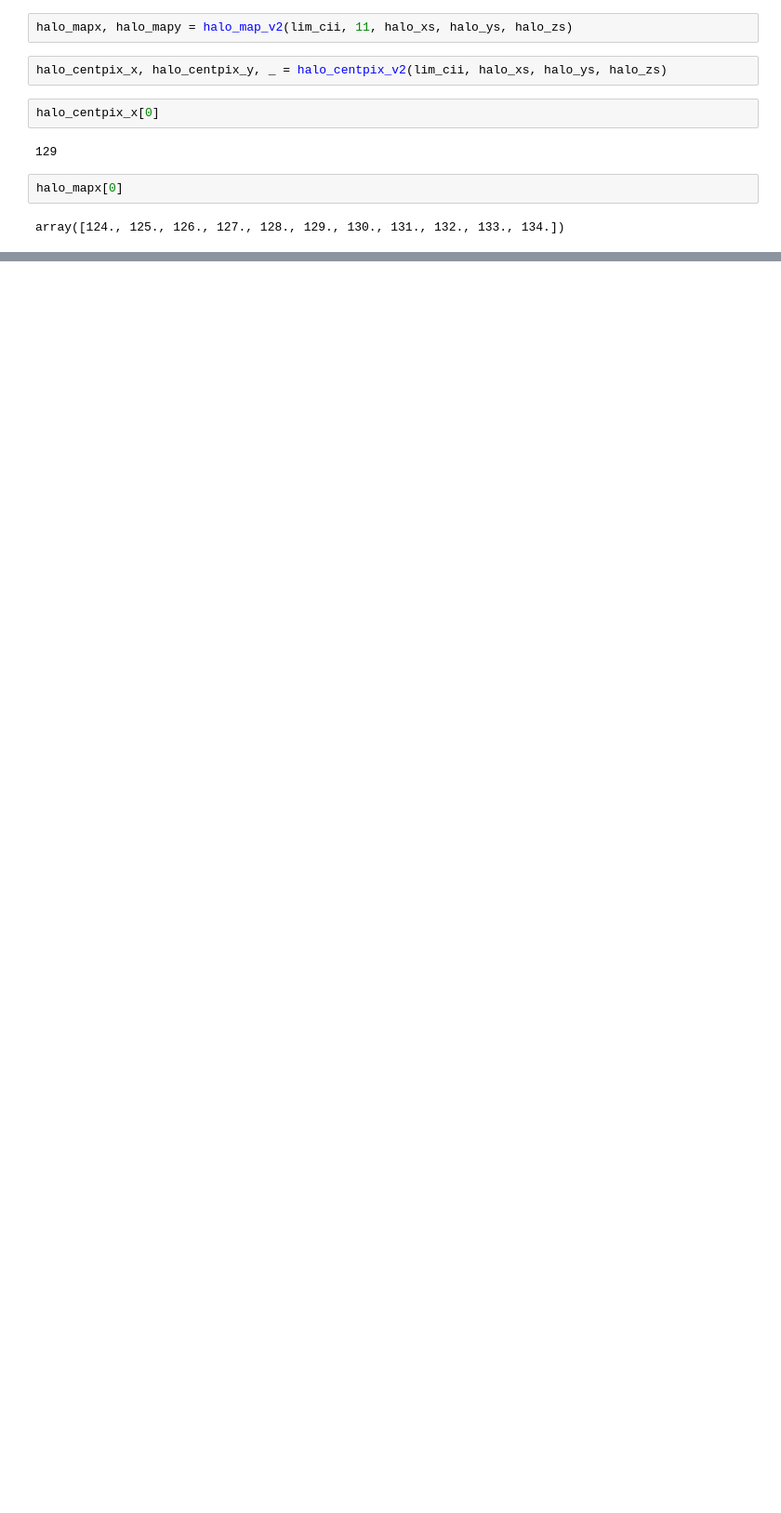
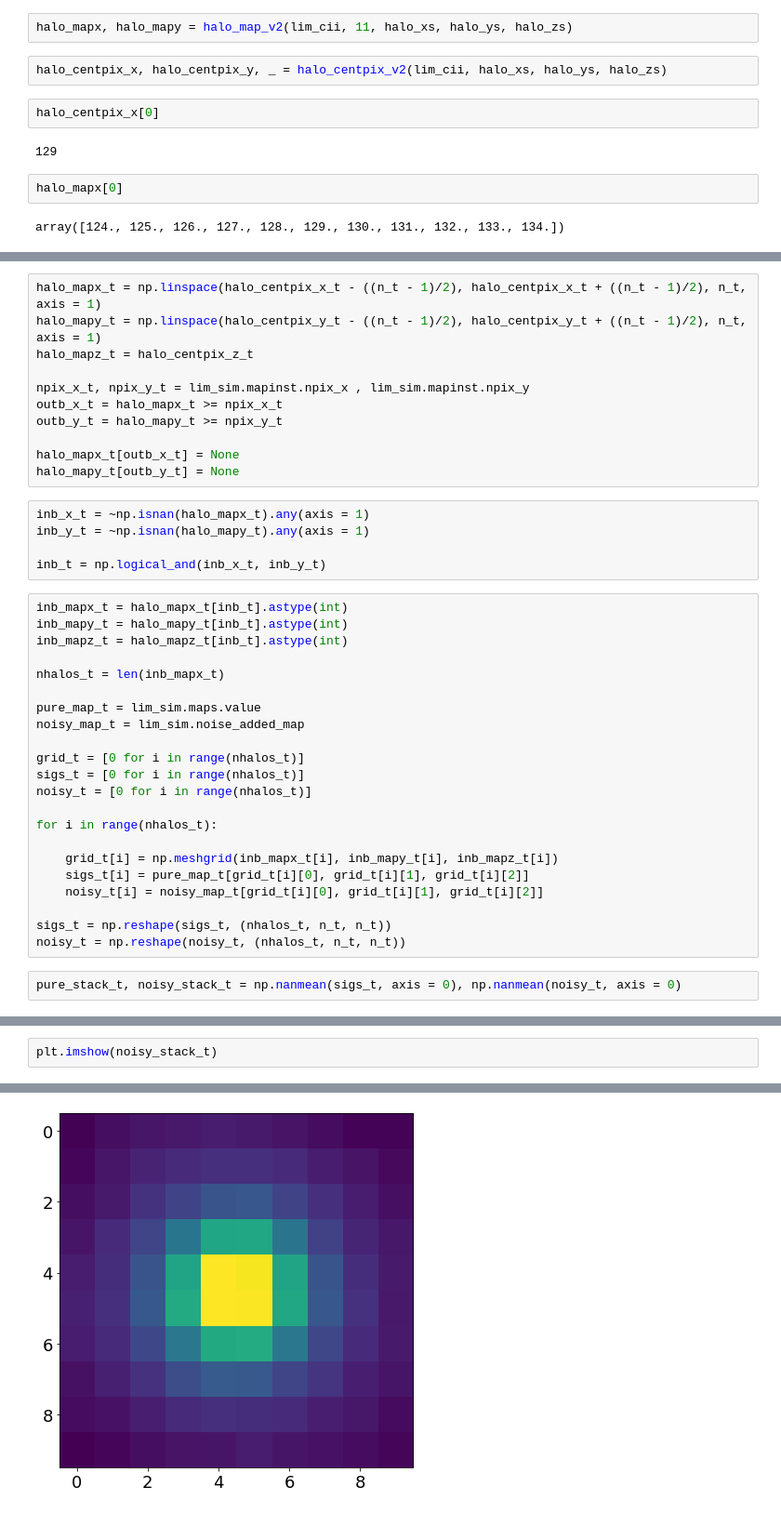
Before and after one commit to PatrickHorlaville/CITA_LIM, a Jupyter notebook: vectorizing_stacks.ipynb, the cells around one changed output, grey strips where cells are left out. Shown at 93% size. Cells and saved outputs as stored; diff of their text form; blank space fills up the shorter version.

```diff
--- a/vectorizing_stacks.ipynb
+++ b/vectorizing_stacks.ipynb
@@ -723,0 +941,40 @@ array([124., 125., 126., 127., 128., 129., 130., 131., 132., 133., 134.])
+# %%
+halo_mapx_t = np.linspace(halo_centpix_x_t - ((n_t - 1)/2), halo_centpix_x_t + ((n_t - 1)/2), n_t, axis = 1)
+halo_mapy_t = np.linspace(halo_centpix_y_t - ((n_t - 1)/2), halo_centpix_y_t + ((n_t - 1)/2), n_t, axis = 1)
+halo_mapz_t = halo_centpix_z_t
+
+npix_x_t, npix_y_t = lim_sim.mapinst.npix_x , lim_sim.mapinst.npix_y
+outb_x_t = halo_mapx_t >= npix_x_t
+outb_y_t = halo_mapy_t >= npix_y_t
+
+halo_mapx_t[outb_x_t] = None
+halo_mapy_t[outb_y_t] = None
+# %%
+inb_x_t = ~np.isnan(halo_mapx_t).any(axis = 1)
+inb_y_t = ~np.isnan(halo_mapy_t).any(axis = 1)
+
+inb_t = np.logical_and(inb_x_t, inb_y_t)
+# %%
+inb_mapx_t = halo_mapx_t[inb_t].astype(int)
+inb_mapy_t = halo_mapy_t[inb_t].astype(int)
+inb_mapz_t = halo_mapz_t[inb_t].astype(int)
+
+nhalos_t = len(inb_mapx_t)
+
+pure_map_t = lim_sim.maps.value
+noisy_map_t = lim_sim.noise_added_map
+
+grid_t = [0 for i in range(nhalos_t)]
+sigs_t = [0 for i in range(nhalos_t)]
+noisy_t = [0 for i in range(nhalos_t)]
+
+for i in range(nhalos_t):
+
+    grid_t[i] = np.meshgrid(inb_mapx_t[i], inb_mapy_t[i], inb_mapz_t[i])
+    sigs_t[i] = pure_map_t[grid_t[i][0], grid_t[i][1], grid_t[i][2]]
+    noisy_t[i] = noisy_map_t[grid_t[i][0], grid_t[i][1], grid_t[i][2]]
+
+sigs_t = np.reshape(sigs_t, (nhalos_t, n_t, n_t))
+noisy_t = np.reshape(noisy_t, (nhalos_t, n_t, n_t))
+# %%
+pure_stack_t, noisy_stack_t = np.nanmean(sigs_t, axis = 0), np.nanmean(noisy_t, axis = 0)
@@ -723,0 +990,3 @@ array([124., 125., 126., 127., 128., 129., 130., 131., 132., 133., 134.])
+# %%
+plt.imshow(noisy_stack_t)
+# %% [output]
@@ -723,0 +994 @@ array([124., 125., 126., 127., 128., 129., 130., 131., 132., 133., 134.])
+[figure, added]
```
Also changed, not shown: parts of 21 cells of this notebook, 6 other files.
